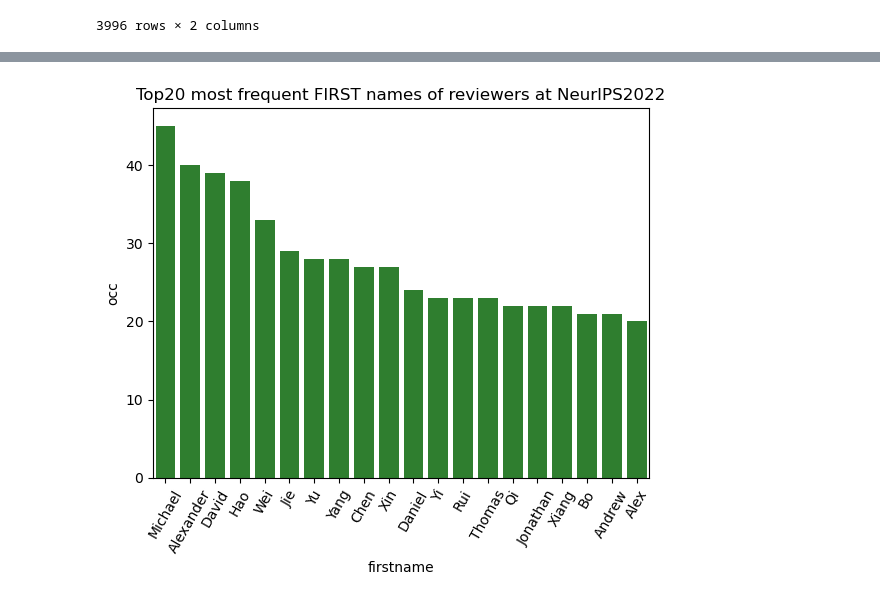
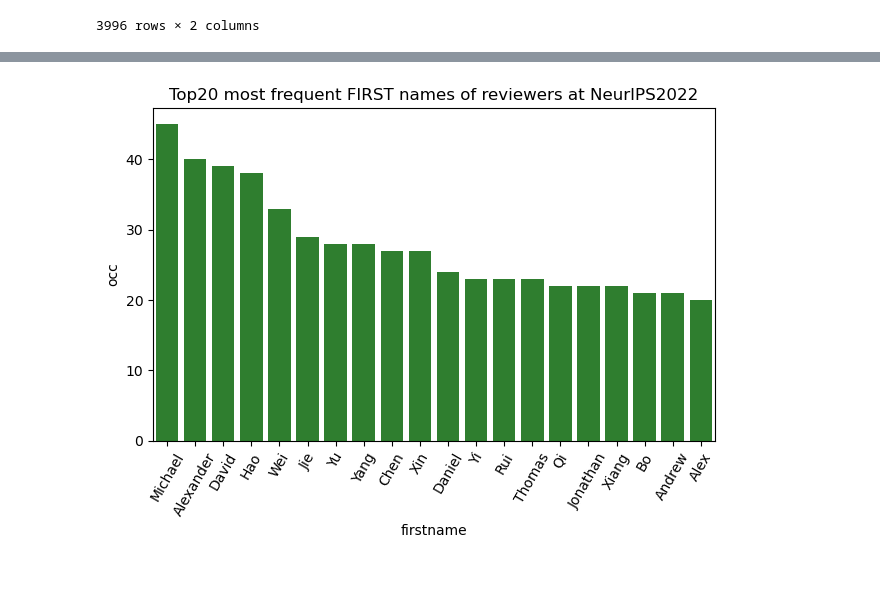
Before and after one commit to hihey54/neurips2022_reviewers, a Jupyter notebook: code/common_names.ipynb, the cells around one changed output, grey strips where cells are left out. Drawn from its saved outputs; the diff is of its cells as text; code cells hidden in the pictures; blank space fills up the shorter version.

```diff
--- a/code/common_names.ipynb
+++ b/code/common_names.ipynb
@@ -107,7 +108,8 @@ plt.savefig("top{}-lastnames.png".format(top))
 # %%
 ax = sns.barplot(data=top_first, x='firstname', y='occ', color='forestgreen')
 ax.tick_params(axis='x', rotation=60)
 ax.set_title('Top{} most frequent FIRST names of reviewers at NeurIPS2022'.format(top))
-plt.savefig("top{}-firstnames.png".format(top))
+plt.tight_layout()
+plt.savefig("top{}-firstnames.png".format(top), dpi=1000)
 # %% [output]
-[figure, old version]
+[figure, new version]
```
Also changed, not shown: parts of 1 cell of this notebook, 2 other files.
